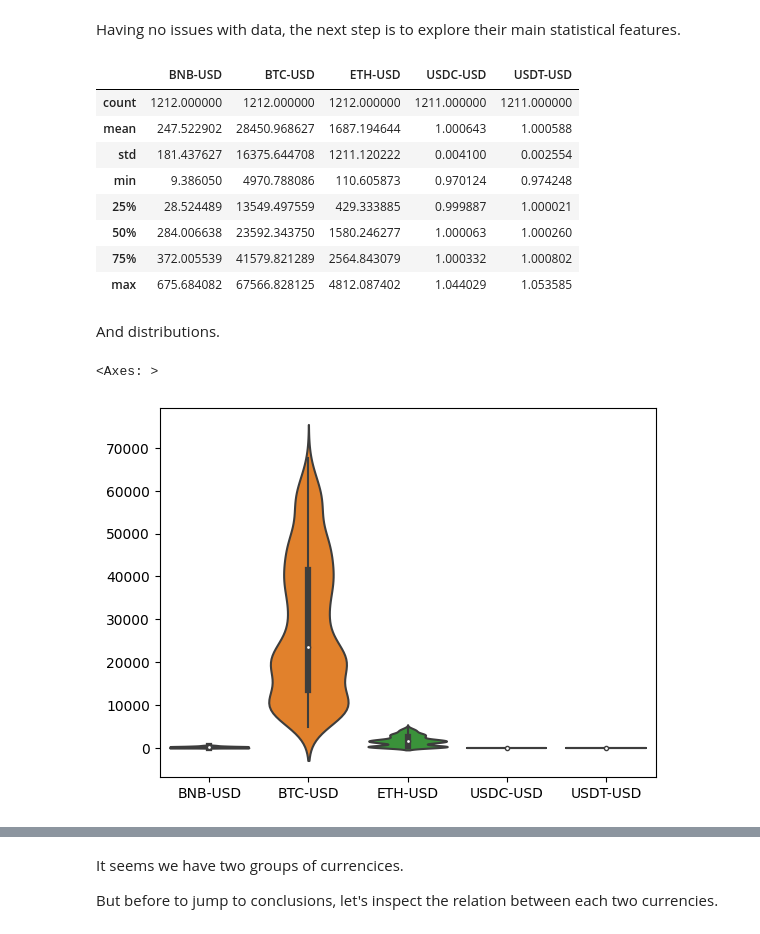
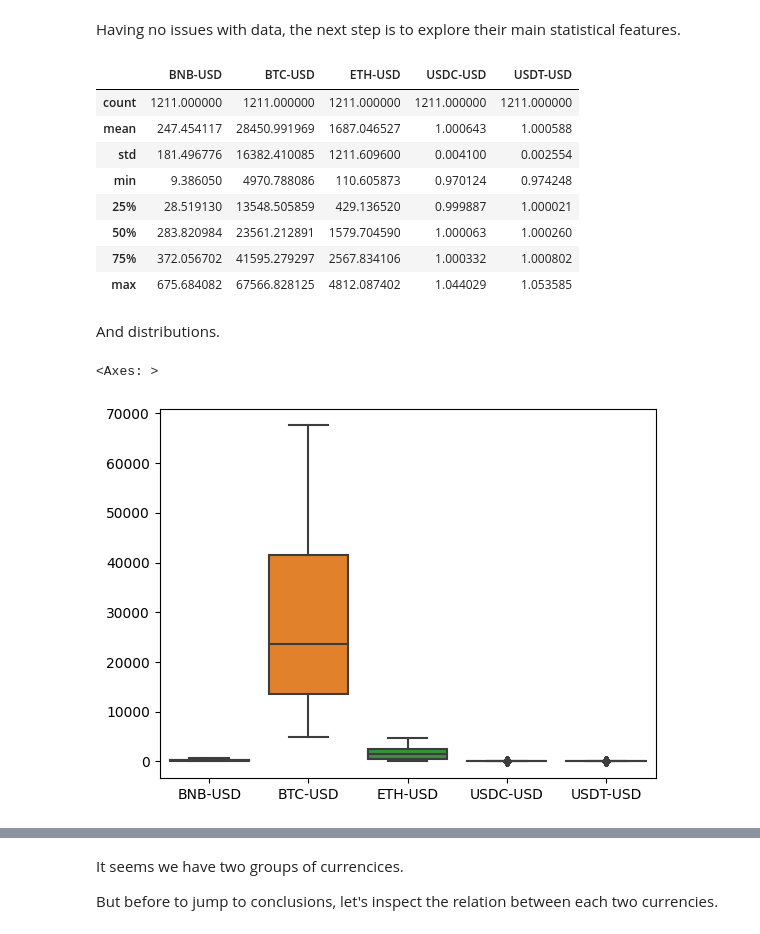
Before and after one commit to mzaoualim/cryptocurrency_portfolio_optimization_app, a Jupyter notebook: crypto_portfolio_optimization.ipynb, the cells around one changed output, grey strips where cells are left out. Cells and saved outputs as stored; diff of their text form; code cells hidden in the pictures.

```diff
--- a/crypto_portfolio_optimization.ipynb
+++ b/crypto_portfolio_optimization.ipynb
@@ -103,3 +100,5 @@ ETH-USD     float64
 USDC-USD    float64
 USDT-USD    float64
 dtype: object
+# %%
+data = data.dropna()
@@ -116,20 +124,20 @@ Having no issues with data, the next step is to explore their main statistical f
 data.describe()
 # %% [output]
 |  | BNB-USD | BTC-USD | ETH-USD | USDC-USD | USDT-USD |
-| count | 1212.000000 | 1212.000000 | 1212.000000 | 1211.000000 | 1211.000000 |
-| mean | 247.522902 | 28450.968627 | 1687.194644 | 1.000643 | 1.000588 |
-| std | 181.437627 | 16375.644708 | 1211.120222 | 0.004100 | 0.002554 |
+| count | 1211.000000 | 1211.000000 | 1211.000000 | 1211.000000 | 1211.000000 |
+| mean | 247.454117 | 28450.991969 | 1687.046527 | 1.000643 | 1.000588 |
+| std | 181.496776 | 16382.410085 | 1211.609600 | 0.004100 | 0.002554 |
 | min | 9.386050 | 4970.788086 | 110.605873 | 0.970124 | 0.974248 |
-| 25% | 28.524489 | 13549.497559 | 429.333885 | 0.999887 | 1.000021 |
-| 50% | 284.006638 | 23592.343750 | 1580.246277 | 1.000063 | 1.000260 |
-| 75% | 372.005539 | 41579.821289 | 2564.843079 | 1.000332 | 1.000802 |
+| 25% | 28.519130 | 13548.505859 | 429.136520 | 0.999887 | 1.000021 |
+| 50% | 283.820984 | 23561.212891 | 1579.704590 | 1.000063 | 1.000260 |
+| 75% | 372.056702 | 41595.279297 | 2567.834106 | 1.000332 | 1.000802 |
 | max | 675.684082 | 67566.828125 | 4812.087402 | 1.044029 | 1.053585 |
 # %% [markdown]
 And distributions.
 # %%
-sns.violinplot(data, scale='count')
+sns.boxplot(data)
 # %% [output]
 <Axes: >
-[figure, old version]
+[figure, new version]
 # %%
 log_data = np.log(data)
```
Also changed, not shown: parts of 32 cells of this notebook.
